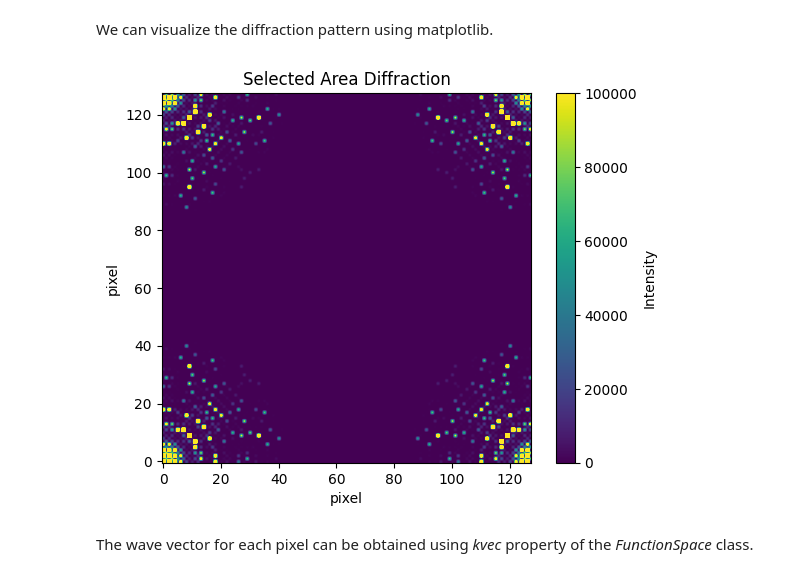
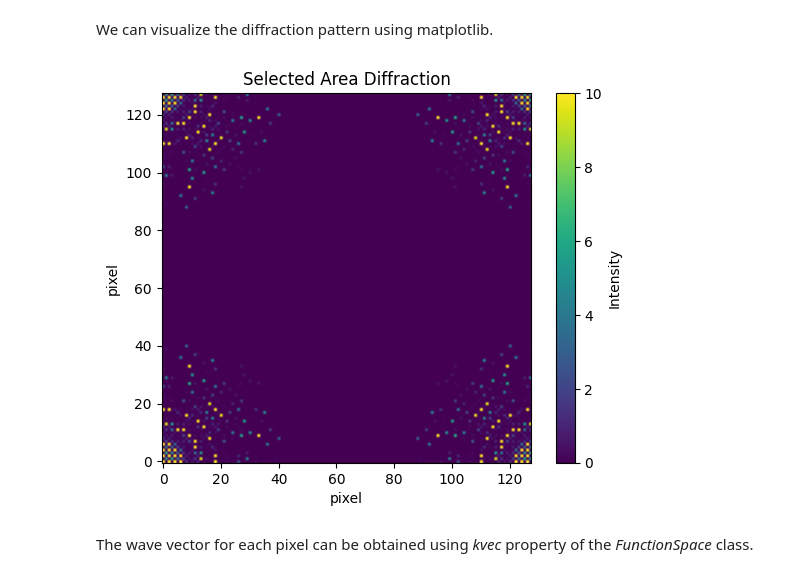
Before and after one commit to a-tock/lys_em, a Jupyter notebook: examples/01_SelectedAreaDiffraction.ipynb, the cells around one changed output. Saved outputs shown, nothing was run; the diff lists cells and outputs as text; code cells hidden in the pictures.

```diff
--- a/examples/01_SelectedAreaDiffraction.ipynb
+++ b/examples/01_SelectedAreaDiffraction.ipynb
@@ -47,21 +47,21 @@ tem = TEM(60e3)    # The first argument is the accelerating voltage (unit: V)
 
 Using the parameters defined in steps 1–4, perform the multislice calculation. This produces the selected area diffraction pattern, where each pixel corresponds to a reciprocal lattice point of the crystal.
 # %%
-from lys_em import multislice, diffraction
-data = diffraction(multislice(pot, tem))
+from lys_em import multislice
+data = multislice(pot, tem, postprocess="diffraction")
 # %% [markdown]
 We can visualize the diffraction pattern using matplotlib.
 # %%
 import matplotlib.pyplot as plt
 
-plt.imshow(data.T, vmax=1e5, origin='lower')
+plt.imshow(data.T, vmax=10, origin='lower')
 plt.xlabel("pixel")
 plt.ylabel("pixel")
 plt.title("Selected Area Diffraction")
 plt.colorbar(label = "Intensity")
 plt.show()
 # %% [output]
-[figure, old version]
+[figure, new version]
 # %% [markdown]
 The wave vector for each pixel can be obtained using *kvec* property of the *FunctionSpace* class.
 # %%
```
Also changed, not shown: parts of 3 cells of this notebook, 5 other files.
